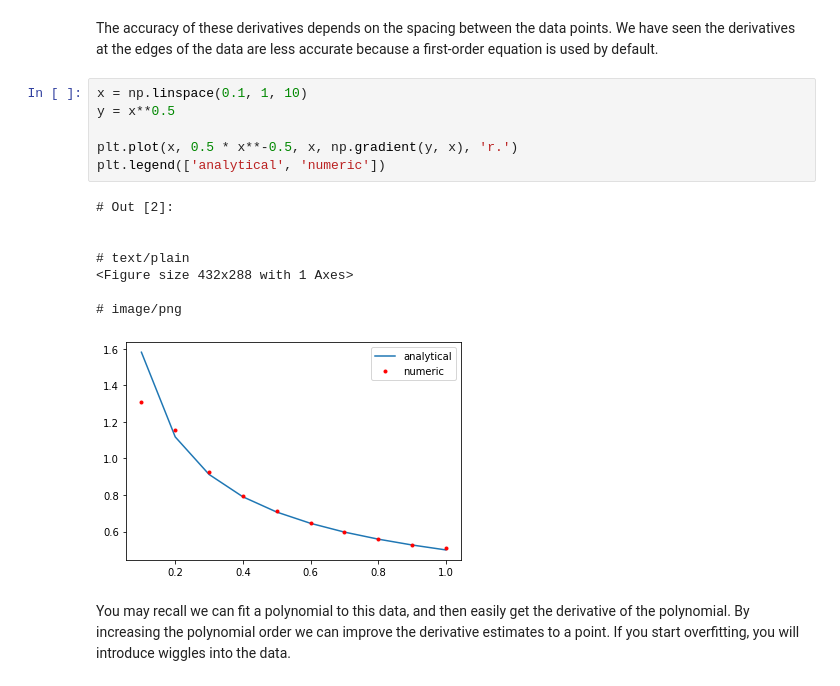
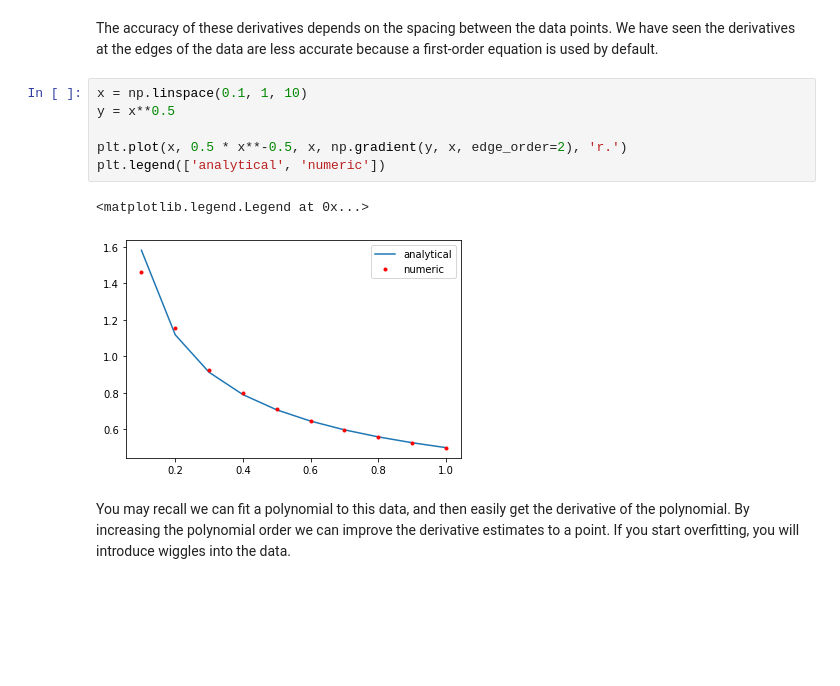
Before and after one commit to jkitchin/f19-06623, a Jupyter notebook: lectures/19-introduction-to-autograd.ipynb, the cells around one changed output. Drawn from its saved outputs; the diff is of its cells as text; blank space fills up the shorter version.

```diff
--- a/lectures/19-introduction-to-autograd.ipynb
+++ b/lectures/19-introduction-to-autograd.ipynb
@@ -36,18 +34,12 @@ The accuracy of these derivatives depends on the spacing between the data points
 # %%
 x = np.linspace(0.1, 1, 10)
 y = x**0.5
 
-plt.plot(x, 0.5 * x**-0.5, x, np.gradient(y, x), 'r.')
+plt.plot(x, 0.5 * x**-0.5, x, np.gradient(y, x, edge_order=2), 'r.')
 plt.legend(['analytical', 'numeric'])
 # %% [output]
-# Out [2]:
-
-
-# text/plain
-<Figure size 432x288 with 1 Axes>
-
-# image/png
+<matplotlib.legend.Legend at 0x...>
-[figure, old version]
+[figure, new version]
 # %% [markdown]
 You may recall we can fit a polynomial to this data, and then easily get the derivative of the polynomial. By increasing the polynomial order we can improve the derivative estimates to a point. If you start overfitting, you will introduce wiggles into the data.
 # %%
```
Also changed, not shown: parts of 35 cells of this notebook.
